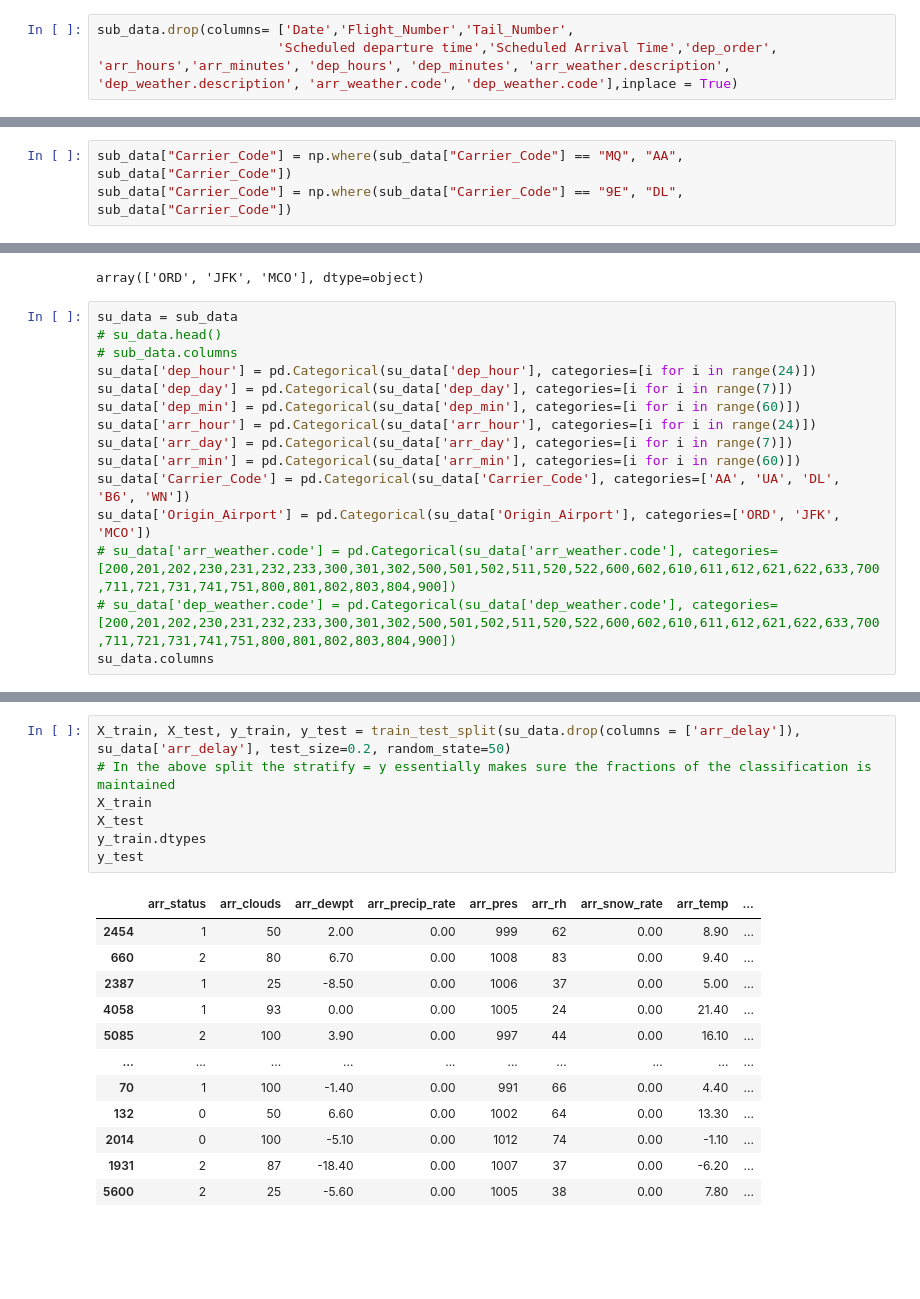
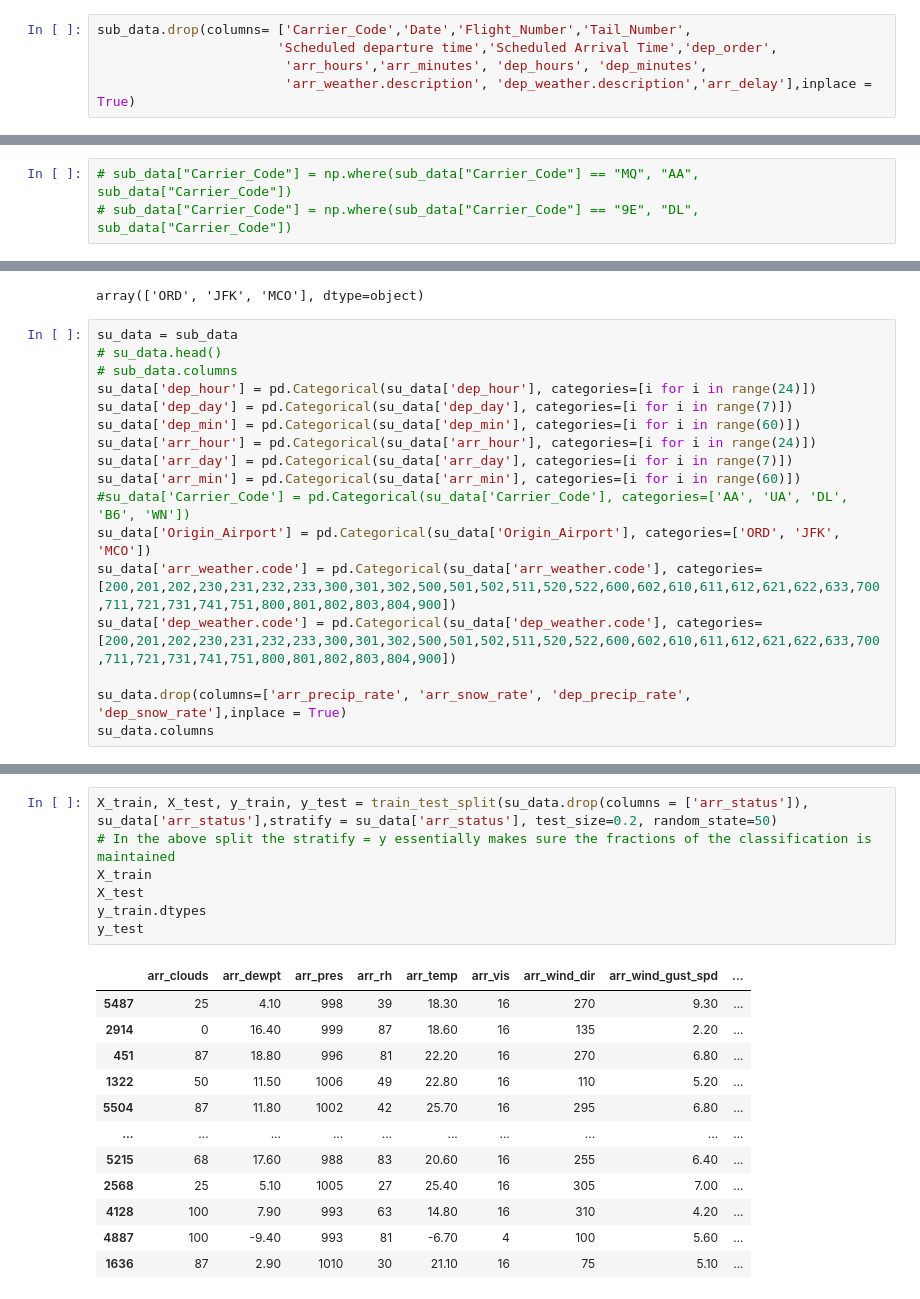
Before and after one commit to melvin1117/flight-predictions, a Jupyter notebook: analysis1.ipynb, the cells around one changed output, grey strips where cells are left out. Saved outputs shown, nothing was run; the diff lists cells and outputs as text; blank space fills up the shorter version.

```diff
--- a/analysis1.ipynb
+++ b/analysis1.ipynb
@@ -232,8 +235,10 @@ sub_data.to_csv('merged_data.csv', index=False)
 # %%
 sub_data.rename(columns={'Arrival Delay (Minutes)':'arr_delay'}, inplace=True)
 # %%
-sub_data.drop(columns= ['Date','Flight_Number','Tail_Number',
-                       'Scheduled departure time','Scheduled Arrival Time','dep_order', 'arr_hours','arr_minutes', 'dep_hours', 'dep_minutes', 'arr_weather.description', 'dep_weather.description', 'arr_weather.code', 'dep_weather.code'],inplace = True)
+sub_data.drop(columns= ['Carrier_Code','Date','Flight_Number','Tail_Number',
+                       'Scheduled departure time','Scheduled Arrival Time','dep_order',
+                        'arr_hours','arr_minutes', 'dep_hours', 'dep_minutes',
+                        'arr_weather.description', 'dep_weather.description','arr_delay'],inplace = True)
 # %%
 
 sub_data.dtypes
@@ -271,6 +284,6 @@ array(['MQ', 'UA', '9E', 'B6', 'WN'], dtype=object)
 # %%
-sub_data["Carrier_Code"] = np.where(sub_data["Carrier_Code"] == "MQ", "AA", sub_data["Carrier_Code"])
-sub_data["Carrier_Code"] = np.where(sub_data["Carrier_Code"] == "9E", "DL", sub_data["Carrier_Code"])
+# sub_data["Carrier_Code"] = np.where(sub_data["Carrier_Code"] == "MQ", "AA", sub_data["Carrier_Code"])
+# sub_data["Carrier_Code"] = np.where(sub_data["Carrier_Code"] == "9E", "DL", sub_data["Carrier_Code"])
 # %%
 sub_data['Origin_Airport'].unique()
 # %% [output]
@@ -285,9 +298,11 @@ su_data['dep_min'] = pd.Categorical(su_data['dep_min'], categories=[i for i in r
 su_data['arr_hour'] = pd.Categorical(su_data['arr_hour'], categories=[i for i in range(24)])
 su_data['arr_day'] = pd.Categorical(su_data['arr_day'], categories=[i for i in range(7)])
 su_data['arr_min'] = pd.Categorical(su_data['arr_min'], categories=[i for i in range(60)])
-su_data['Carrier_Code'] = pd.Categorical(su_data['Carrier_Code'], categories=['AA', 'UA', 'DL', 'B6', 'WN'])
+#su_data['Carrier_Code'] = pd.Categorical(su_data['Carrier_Code'], categories=['AA', 'UA', 'DL', 'B6', 'WN'])
 su_data['Origin_Airport'] = pd.Categorical(su_data['Origin_Airport'], categories=['ORD', 'JFK', 'MCO'])
-# su_data['arr_weather.code'] = pd.Categorical(su_data['arr_weather.code'], categories=[200,201,202,230,231,232,233,300,301,302,500,501,502,511,520,522,600,602,610,611,612,621,622,633,700,711,721,731,741,751,800,801,802,803,804,900])
-# su_data['dep_weather.code'] = pd.Categorical(su_data['dep_weather.code'], categories=[200,201,202,230,231,232,233,300,301,302,500,501,502,511,520,522,600,602,610,611,612,621,622,633,700,711,721,731,741,751,800,801,802,803,804,900])
+su_data['arr_weather.code'] = pd.Categorical(su_data['arr_weather.code'], categories=[200,201,202,230,231,232,233,300,301,302,500,501,502,511,520,522,600,602,610,611,612,621,622,633,700,711,721,731,741,751,800,801,802,803,804,900])
+su_data['dep_weather.code'] = pd.Categorical(su_data['dep_weather.code'], categories=[200,201,202,230,231,232,233,300,301,302,500,501,502,511,520,522,600,602,610,611,612,621,622,633,700,711,721,731,741,751,800,801,802,803,804,900])
+
+su_data.drop(columns=['arr_precip_rate', 'arr_snow_rate', 'dep_precip_rate', 'dep_snow_rate'],inplace = True)
 su_data.columns
 # %% [output]
@@ -334,20 +363,20 @@ Index(['arr_delay', 'arr_status', 'arr_clouds', 'arr_dewpt', 'arr_precip_rate',
 # %%
-X_train, X_test, y_train, y_test = train_test_split(su_data.drop(columns = ['arr_delay']), su_data['arr_delay'], test_size=0.2, random_state=50)
+X_train, X_test, y_train, y_test = train_test_split(su_data.drop(columns = ['arr_status']), su_data['arr_status'],stratify = su_data['arr_status'], test_size=0.2, random_state=50)
 # In the above split the stratify = y essentially makes sure the fractions of the classification is maintained
 X_train
 X_test
 y_train.dtypes
 y_test
 # %% [output]
-|  | arr_status | arr_clouds | arr_dewpt | arr_precip_rate | arr_pres | arr_rh | arr_snow_rate | arr_temp | ... |
-| 2454 | 1 | 50 | 2.00 | 0.00 | 999 | 62 | 0.00 | 8.90 | ... |
-| 660 | 2 | 80 | 6.70 | 0.00 | 1008 | 83 | 0.00 | 9.40 | ... |
-| 2387 | 1 | 25 | -8.50 | 0.00 | 1006 | 37 | 0.00 | 5.00 | ... |
-| 4058 | 1 | 93 | 0.00 | 0.00 | 1005 | 24 | 0.00 | 21.40 | ... |
-| 5085 | 2 | 100 | 3.90 | 0.00 | 997 | 44 | 0.00 | 16.10 | ... |
+|  | arr_clouds | arr_dewpt | arr_pres | arr_rh | arr_temp | arr_vis | arr_wind_dir | arr_wind_gust_spd | ... |
+| 5487 | 25 | 4.10 | 998 | 39 | 18.30 | 16 | 270 | 9.30 | ... |
+| 2914 | 0 | 16.40 | 999 | 87 | 18.60 | 16 | 135 | 2.20 | ... |
+| 451 | 87 | 18.80 | 996 | 81 | 22.20 | 16 | 270 | 6.80 | ... |
+| 1322 | 50 | 11.50 | 1006 | 49 | 22.80 | 16 | 110 | 5.20 | ... |
+| 5504 | 87 | 11.80 | 1002 | 42 | 25.70 | 16 | 295 | 6.80 | ... |
 | ... | ... | ... | ... | ... | ... | ... | ... | ... | ... |
-| 70 | 1 | 100 | -1.40 | 0.00 | 991 | 66 | 0.00 | 4.40 | ... |
-| 132 | 0 | 50 | 6.60 | 0.00 | 1002 | 64 | 0.00 | 13.30 | ... |
-| 2014 | 0 | 100 | -5.10 | 0.00 | 1012 | 74 | 0.00 | -1.10 | ... |
-| 1931 | 2 | 87 | -18.40 | 0.00 | 1007 | 37 | 0.00 | -6.20 | ... |
-| 5600 | 2 | 25 | -5.60 | 0.00 | 1005 | 38 | 0.00 | 7.80 | ... |
+| 5215 | 68 | 17.60 | 988 | 83 | 20.60 | 16 | 255 | 6.40 | ... |
+| 2568 | 25 | 5.10 | 1005 | 27 | 25.40 | 16 | 305 | 7.00 | ... |
+| 4128 | 100 | 7.90 | 993 | 63 | 14.80 | 16 | 310 | 4.20 | ... |
+| 4887 | 100 | -9.40 | 993 | 81 | -6.70 | 4 | 100 | 5.60 | ... |
+| 1636 | 87 | 2.90 | 1010 | 30 | 21.10 | 16 | 75 | 5.10 | ... |
```
Also changed, not shown: parts of 27 cells of this notebook, 21 other files.
